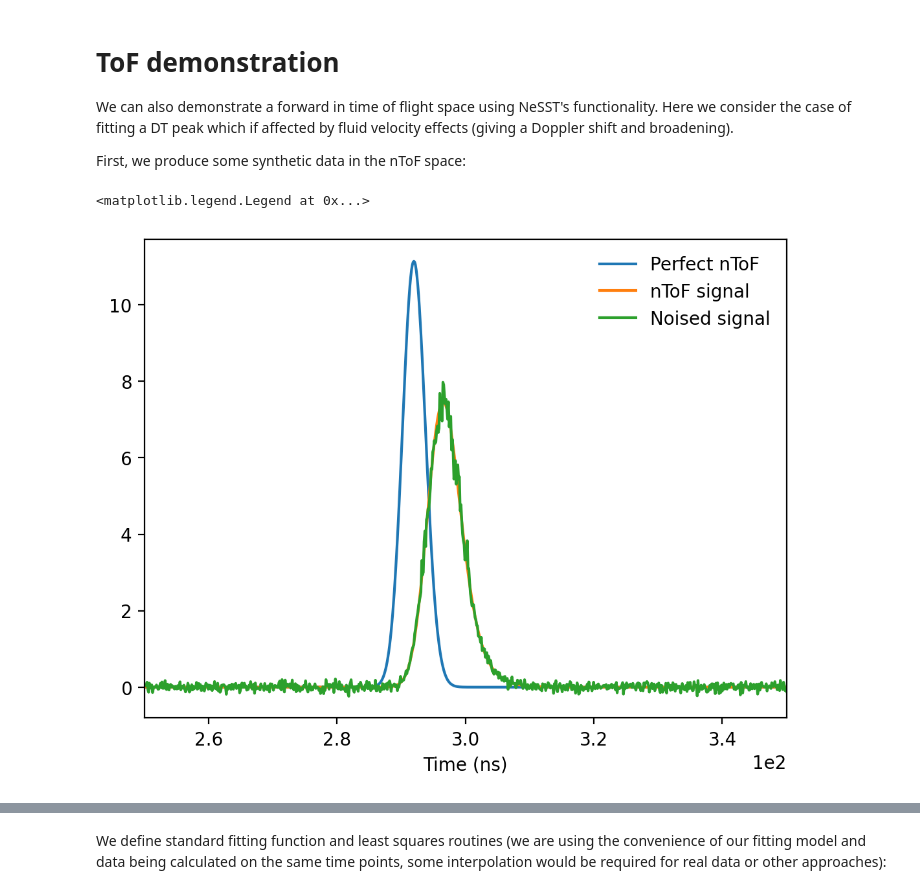
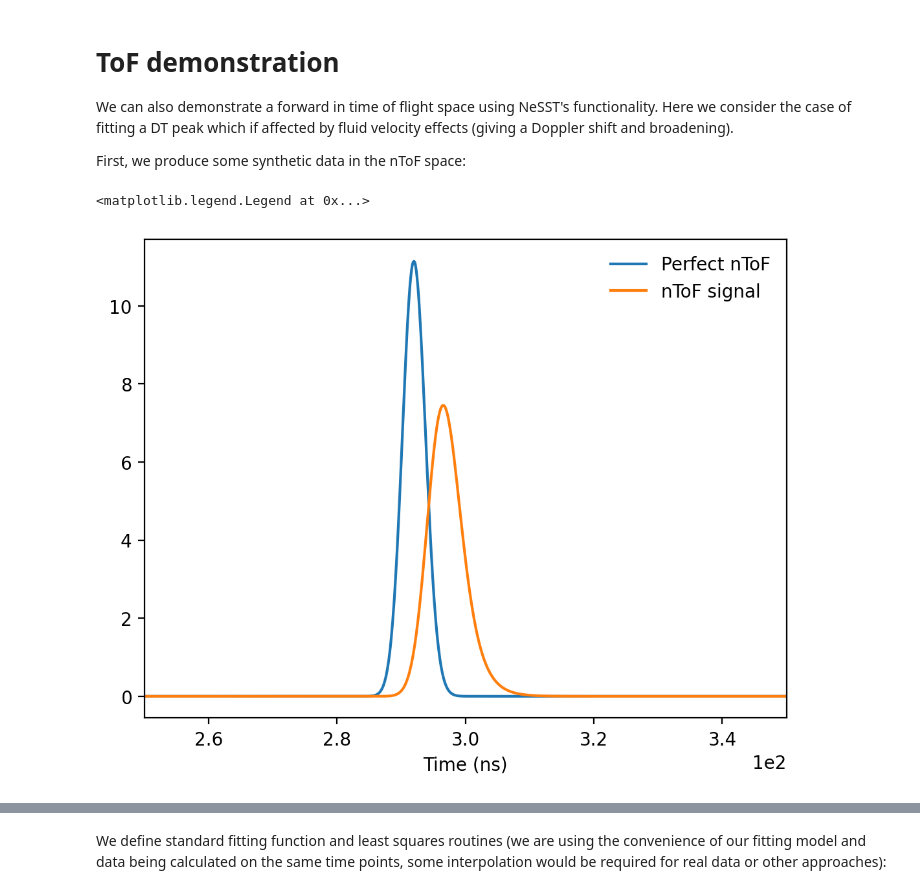
Before and after one commit to aidancrilly/NeSST, a Jupyter notebook: example/NeSST Guide.ipynb, the cells around one changed output, grey strips where cells are left out. Drawn from its saved outputs; the diff is of its cells as text; code cells hidden in the pictures.

```diff
--- a/example/NeSST Guide.ipynb
+++ b/example/NeSST Guide.ipynb
@@ -592,36 +592,32 @@ First, we produce some synthetic data in the nToF space:
 # %%
 # Produce synthetic data
 # Burn-avg temperature and thermal spectrum
 Tion = 5.0e3 # eV
 DTmean,_,_ = nst.DTprimspecmoments(Tion)
 # Fluid velocity mean shift
 vhs = 100.0e3 # m/s
 DTmean = nst.neutron_velocity_addition(DTmean,vhs)
 dEmean = DTmean - nst.E0_DT
 # Apparent temperature
 Tapp = 5.5e3 # eV
 _,_,DTvar = nst.DTprimspecmoments(Tapp)
 
 E_DTspec = np.linspace(12.5e6,15.5e6,200)
 
 dNdE_DT = nst.QBrysk(E_DTspec,DTmean,DTvar)
 
 plt.figure(dpi=200)
 
 synthetic_15m_nToF = nst.time_of_flight.nToF(15.0,NLO_Verbinski_sensitivity,decayingGaussian_10cmthickscintillator,normtime_end=10.0)
 t_det,normt_det,signal = synthetic_15m_nToF.get_signal(E_DTspec,dNdE_DT)
 _,_,perfect_signal = synthetic_15m_nToF.get_signal_no_IRF(E_DTspec,dNdE_DT)
-relative_ntof_err = 0.05
-absolute_ntof_err = 0.01*np.amax(signal)
-np.random.seed(101)
-noised_signal = signal*np.random.normal(loc=1.0,scale=relative_ntof_err,size=signal.shape[0])+np.random.normal(scale=absolute_ntof_err,size=signal.shape[0])
+
 plt.plot(t_det/1e-9,perfect_signal,label='Perfect nToF')
 plt.plot(t_det/1e-9,signal,label='nToF signal')
-plt.plot(t_det/1e-9,noised_signal,label='Noised signal')
 
 plt.xlim(250,350)
 plt.xlabel("Time (ns)")
 plt.legend(frameon=False)
 # %% [output]
 <matplotlib.legend.Legend at 0x...>
-[figure, old version]
+[figure, new version]
```
Also changed, not shown: parts of 11 cells of this notebook, 1 other file.
